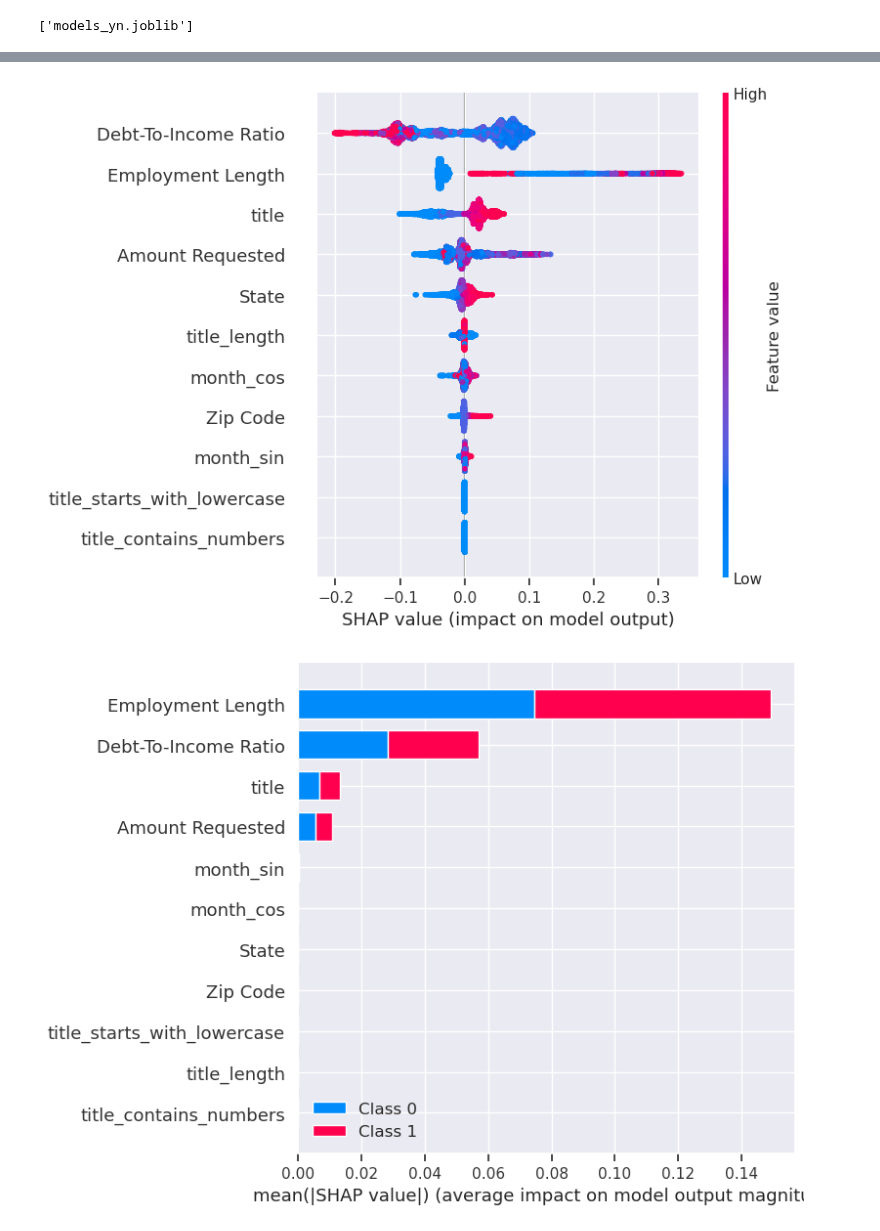
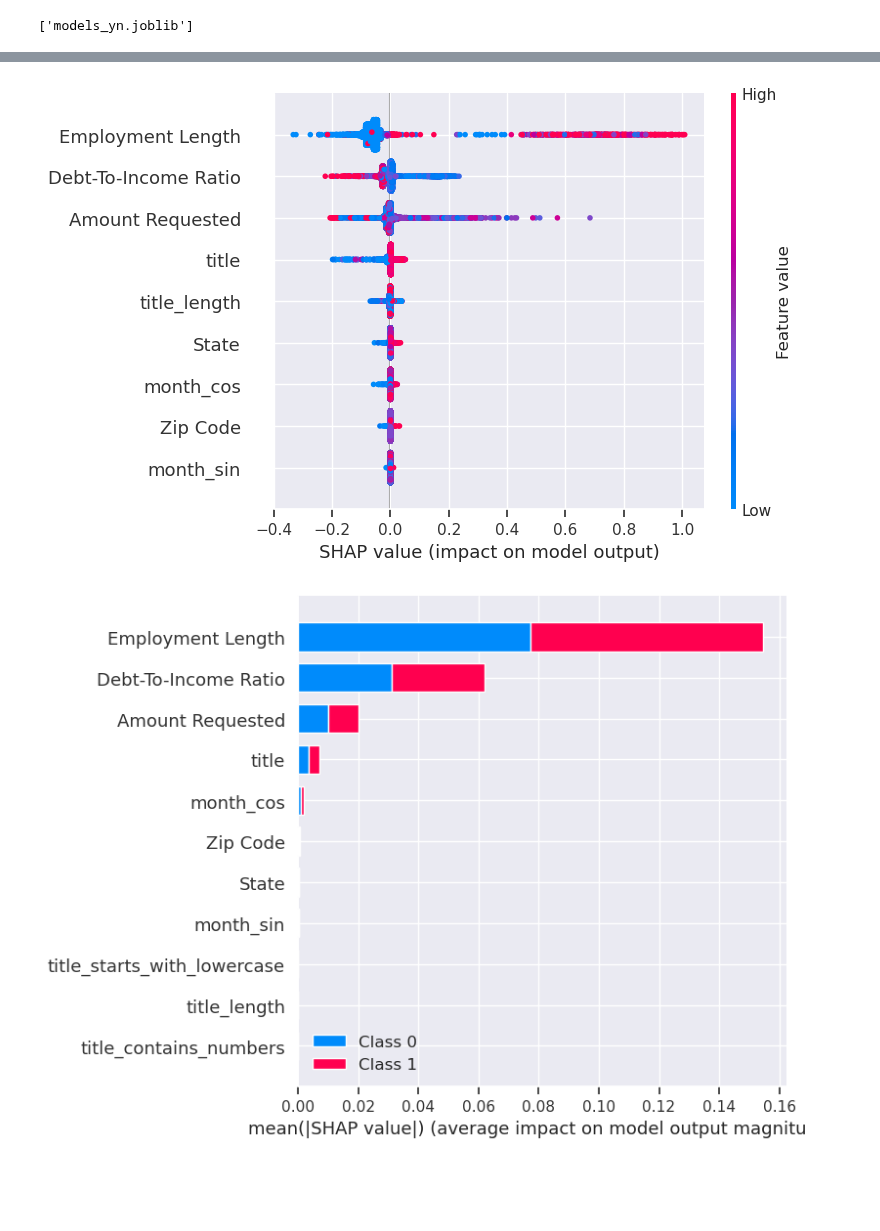
Before and after one commit to gediminas-skvarnavicius/lending-club, a Jupyter notebook: model_1_accepted_rejected.ipynb, the cells around one changed output, grey strips where cells are left out. Cells and saved outputs as stored; diff of their text form; code cells hidden in the pictures; blank space fills up the shorter version.

Commit message:
tuned lgbm and tree

```diff
--- a/model_1_accepted_rejected.ipynb
+++ b/model_1_accepted_rejected.ipynb
@@ -54,11 +54,11 @@ y_train = data_train['Policy Code']
 y_val= data_val['Policy Code']
 # %%
 X_mini_train, discard1, y_mini_train, discard2 = train_test_split(
-    X_train, y_train, stratify=y_train,train_size=3000000,test_size=2
+    X_train, y_train, stratify=y_train,train_size=3000000
 )
 
-X_mini_val, discard1, y_mini_val, discard2 = train_test_split(
-    X_val, y_val, stratify=y_val,train_size=900000,test_size=2
+X_mini_val, X_val, y_mini_val, y_val = train_test_split(
+    X_val, y_val, stratify=y_val,train_size=900000
 )
 # %% [markdown]
 ## Pipelines
@@ -240,7 +240,7 @@ preprocess_logreg = Pipeline(
     ]
 )
 
-model_logreg = LogisticRegression(class_weight="balanced", max_iter=10000)
+model_logreg = LogisticRegression(class_weight="balanced", max_iter=1000)
 
 full_pipeline_logreg = Pipeline(
     [
@@ -250,6 +250,7 @@ full_pipeline_logreg = Pipeline(
 )
 
 search_space_logreg = {
+    "model__class_weight":tune.choice(['balanced',None])
     "model__penalty": tune.choice(
         [
             "l1",
@@ -290,7 +280,7 @@ joblib.dump(models, 'models_yn.joblib')
 # %% [output]
 ['models_yn.joblib']
 # %%
-models.models['lgbm_yn'].pipeline.fit(X_mini_train.sample(1000000,seed=1),y_mini_train.sample(1000000,seed=1))
-models.models['logreg_yn'].pipeline.fit(X_mini_train.sample(1000000,seed=1),y_mini_train.sample(1000000,seed=1))
-models.models['tree_yn'].pipeline.fit(X_mini_train.sample(1000000,seed=1),y_mini_train.sample(1000000,seed=1))
+models.models['lgbm_yn'].pipeline.fit(X_mini_train.sample(100000,seed=1),y_mini_train.sample(100000,seed=1))
+# models.models['logreg_yn'].pipeline.fit(X_mini_train.sample(1000000,seed=1),y_mini_train.sample(1000000,seed=1))
+models.models['tree_yn'].pipeline.fit(X_mini_train.sample(100000,seed=1),y_mini_train.sample(100000,seed=1))
 # %% [output]
@@ -358,25 +407,25 @@ weighted avg       0.97      0.96      0.96   2997607
 # %%
-names = full_pipeline["preprocess"].transform(X_mini_val.sample(1000, seed=1)).columns
+names = models.models['lgbm_yn'].pipeline["preprocess"].transform(X_mini_val.sample(1000, seed=1)).columns
 explainer_tree = shap.TreeExplainer(
-    full_pipeline["model"],
-    data=full_pipeline["preprocess"]
+    models.models['lgbm_yn'].pipeline["model"],
+    data=models.models['lgbm_yn'].pipeline["preprocess"]
     .transform((X_mini_val.sample(10000, seed=1)))
     .to_numpy(),
     model_output="probability",
 )
 
 shap_values = explainer_tree.shap_values(
-    full_pipeline["preprocess"].transform(X_mini_val.sample(10000, seed=1)).to_numpy()
+    models.models['lgbm_yn'].pipeline["preprocess"].transform(X_mini_val.sample(10000, seed=1)).to_numpy()
 )
 
 shap.summary_plot(
     shap_values,
-    full_pipeline["preprocess"].transform(X_mini_val.sample(10000, seed=1)).to_numpy(),
+    models.models['lgbm_yn'].pipeline["preprocess"].transform(X_mini_val.sample(10000, seed=1)).to_numpy(),
     feature_names=names,
     max_display=20,
 )
 # %% [output]
-[figure, old version]
+[figure, new version]
 # %%
 names = models.models['tree_yn'].pipeline["preprocess"].transform(X_mini_val.sample(1000, seed=1)).columns
 explainer_tree = shap.TreeExplainer(
@@ -398,7 +447,7 @@ shap.summary_plot(
     max_display=20,
 )
 # %% [output]
-[figure, old version]
+[figure, new version]
 # %%
 from sklearn.tree import export_graphviz
 # %%
```
Also changed, not shown: parts of 13 cells of this notebook, 1 other file.
